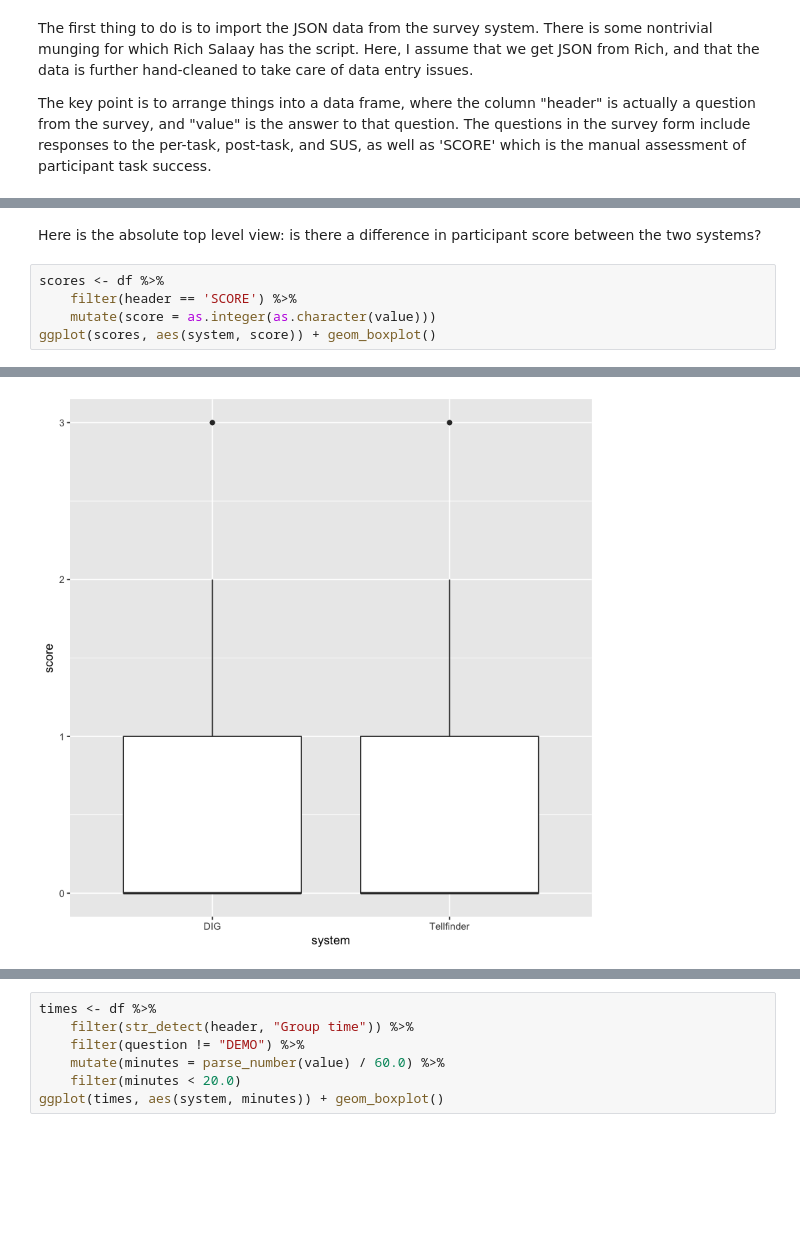
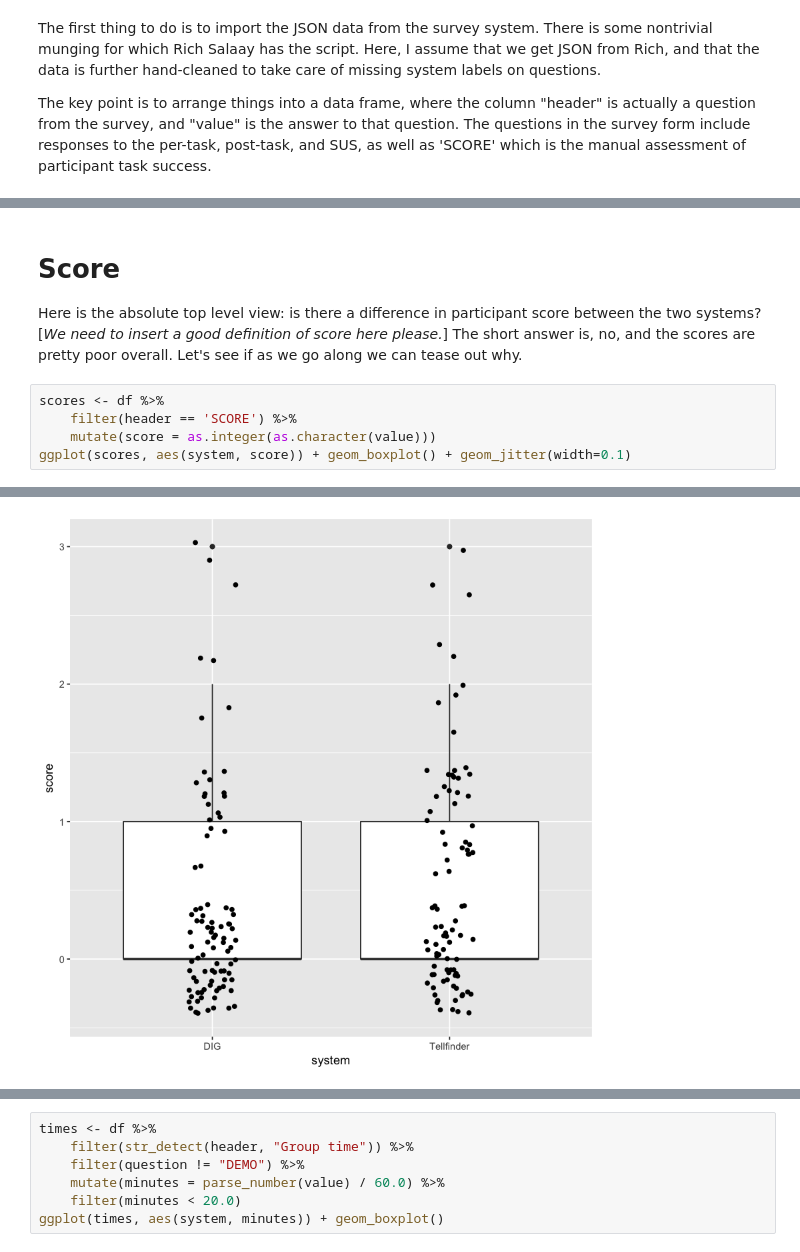
Before and after one commit to isoboroff/memex-hitl2, a Jupyter notebook: Data-analysis.ipynb, the cells around one changed output, grey strips where cells are left out. Cells and saved outputs as stored; diff of their text form; blank space fills up the shorter version.

```diff
--- a/Data-analysis.ipynb
+++ b/Data-analysis.ipynb
@@ -9,5 +17,5 @@ library(tidyverse)
 # %% [markdown]
-The first thing to do is to import the JSON data from the survey system.  There is some nontrivial munging for which Rich Salaay has the script.  Here, I assume that we get JSON from Rich, and that the data is further hand-cleaned to take care of data entry issues.
+The first thing to do is to import the JSON data from the survey system.  There is some nontrivial munging for which Rich Salaay has the script.  Here, I assume that we get JSON from Rich, and that the data is further hand-cleaned to take care of missing system labels on questions.
 
 The key point is to arrange things into a data frame, where the column "header" is actually a question from the survey, and "value" is the answer to that question.  The questions in the survey form include responses to the per-task, post-task, and SUS, as well as 'SCORE' which is the manual assessment of participant task success.
 # %%
@@ -35,12 +43,15 @@ summary(df)
  0                         : 130
  (Other)                   :1532
 # %% [markdown]
-Here is the absolute top level view: is there a difference in participant score between the two systems?
+# Score #
+
+
+Here is the absolute top level view: is there a difference in participant score between the two systems?  [*We need to insert a good definition of score here please.*]  The short answer is, no, and the scores are pretty poor overall.  Let's see if as we go along we can tease out why.
 # %%
 scores <- df %>%
     filter(header == 'SCORE') %>%
     mutate(score = as.integer(as.character(value)))
-ggplot(scores, aes(system, score)) + geom_boxplot()
+ggplot(scores, aes(system, score)) + geom_boxplot() + geom_jitter(width=0.1)
 # %% [output]
 Warning message in evalq(as.integer(as.character(value)), <environment>):
 “NAs introduced by coercion”Warning message:
@@ -48 +60 @@ Warning message in evalq(as.integer(as.character(value)), <environment>):
-[figure, old version]
+[figure, new version]
```
Also changed, not shown: parts of 15 cells of this notebook.
